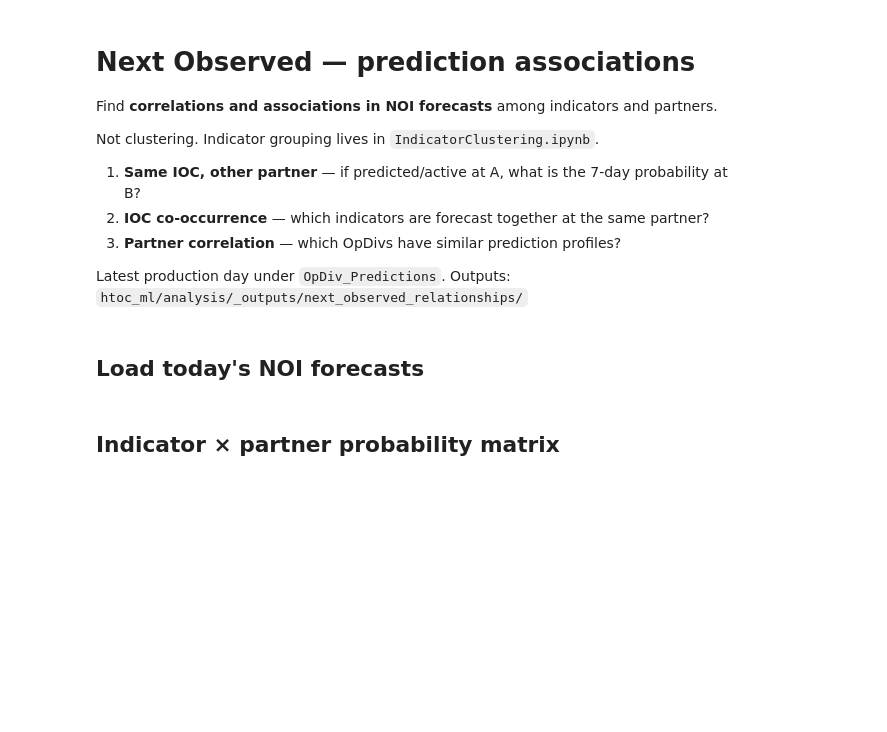
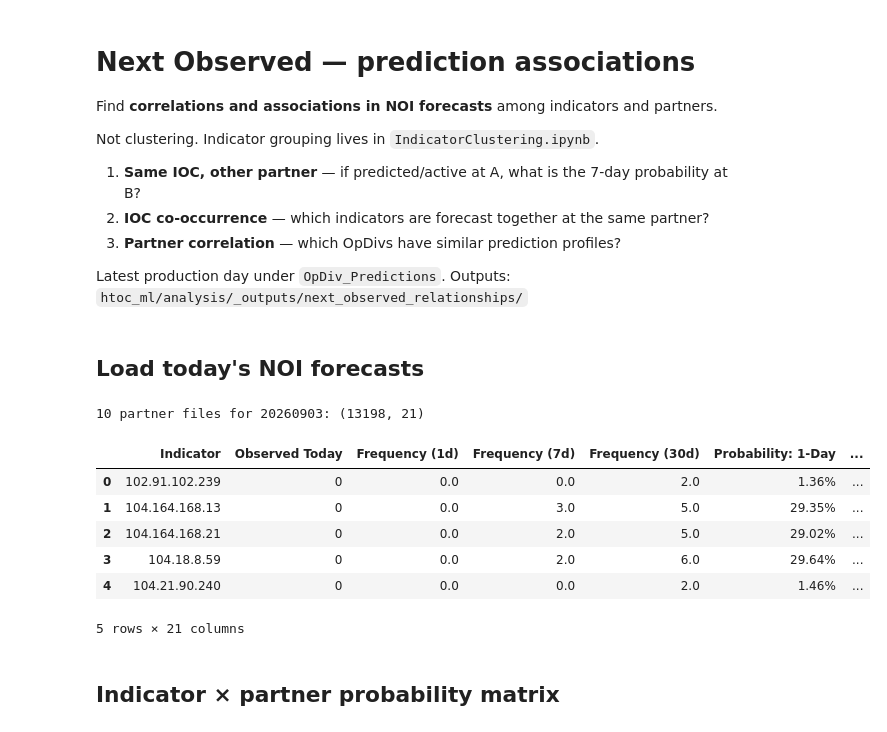
Before and after one commit to jaytlinaskew-OIS/HTOC, a Jupyter notebook: notebooks/NextObservedRelationships/NextObservedRelationships.ipynb, the cells around one changed output. Saved outputs shown, nothing was run; the diff lists cells and outputs as text; code cells hidden in the pictures; blank space fills up the shorter version.

```diff
--- a/notebooks/NextObservedRelationships/NextObservedRelationships.ipynb
+++ b/notebooks/NextObservedRelationships/NextObservedRelationships.ipynb
@@ -17,7 +17,11 @@ import pandas as pd
 from pathlib import Path
 from datetime import date
 from concurrent.futures import ThreadPoolExecutor, as_completed
+
+from htoc.core.bootstrap import ensure_htoc_on_path
 from htoc.core.eval.metrics import parse_probability_percent
+
+ensure_htoc_on_path()
 
 def load_one(path: Path) -> pd.DataFrame:
     return pd.read_csv(path).assign(Partner=path.parent.name)
@@ -29,33 +33,42 @@ paths = [
     main_folder / p / f"{p}_output_{file_date}.csv"
     for p in allowed_folders
     if (main_folder / p / f"{p}_output_{file_date}.csv").is_file()
 ]
 if not paths:
     raise FileNotFoundError(f"No partner CSVs for {file_date} under {main_folder}")
 
 frames = []
 with ThreadPoolExecutor(max_workers=8) as pool:
     futures = {pool.submit(load_one, path): path for path in paths}
     for fut in as_completed(futures):
         frames.append(fut.result())
 
 NOI_df = pd.concat(frames, ignore_index=True)
 NOI_df = NOI_df.rename(columns={"ensemble_45d": "Probability: 45-Day"})
 PROB_SRC = {
     "noi_prob_1": "Probability: 1-Day",
     "noi_prob_7": "Probability: 7-Day",
     "noi_prob_14": "Probability: 14-Day",
     "noi_prob_30": "Probability: 30-Day",
     "noi_prob_45": "Probability: 45-Day",
 }
 for col, src in PROB_SRC.items():
     if src in NOI_df.columns:
         NOI_df[col] = parse_probability_percent(NOI_df[src]) / 100.0
 
 NOI_df["Indicator"] = NOI_df["Indicator"].astype("string").str.strip()
 NOI_df["Partner"] = NOI_df["Partner"].astype("string").str.strip()
 print(f"{len(paths)} partner files for {file_date}: {NOI_df.shape}")
 NOI_df.head()
+# %% [output]
+10 partner files for 20260903: (13198, 21)
+|  | Indicator | Observed Today | Frequency (1d) | Frequency (7d) | Frequency (30d) | Probability: 1-Day | ... |
+| 0 | 102.91.102.239 | 0 | 0.0 | 0.0 | 2.0 | 1.36% | ... |
+| 1 | 104.164.168.13 | 0 | 0.0 | 3.0 | 5.0 | 29.35% | ... |
+| 2 | 104.164.168.21 | 0 | 0.0 | 2.0 | 5.0 | 29.02% | ... |
+| 3 | 104.18.8.59 | 0 | 0.0 | 2.0 | 6.0 | 29.64% | ... |
+| 4 | 104.21.90.240 | 0 | 0.0 | 0.0 | 2.0 | 1.46% | ... |
+5 rows × 21 columns
 # %% [markdown]
 ## Indicator × partner probability matrix
 # %%
```
Also changed, not shown: parts of 6 cells of this notebook, 7 other files.
